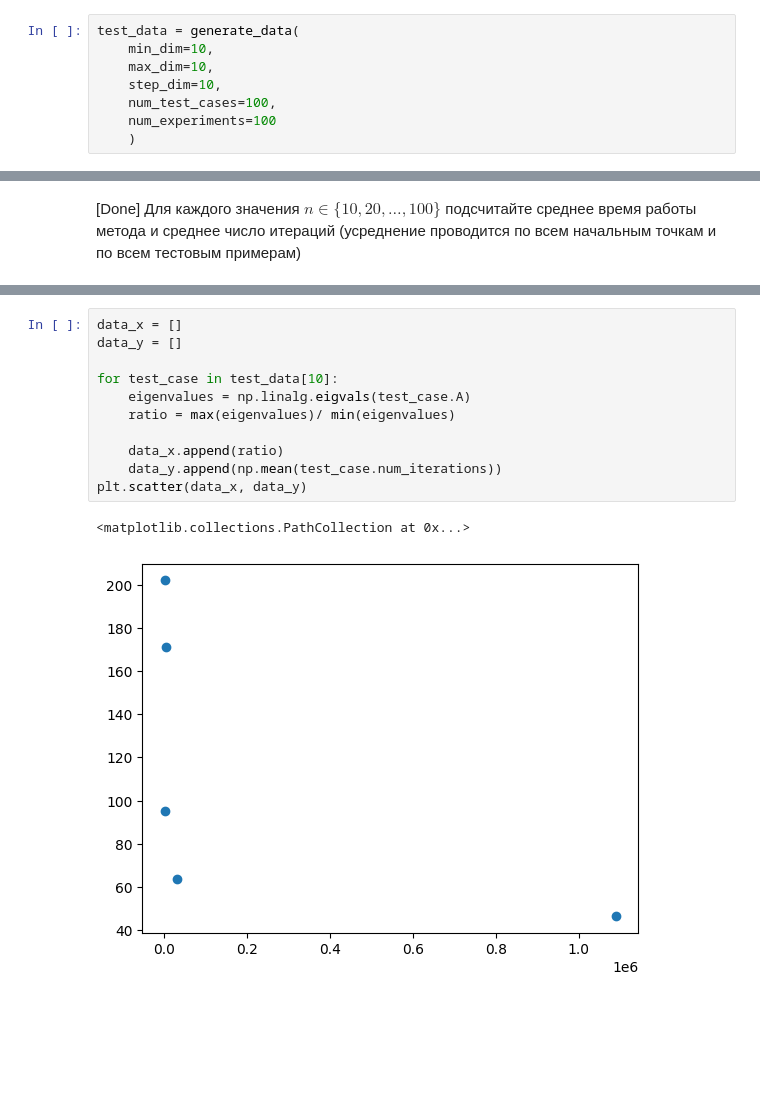
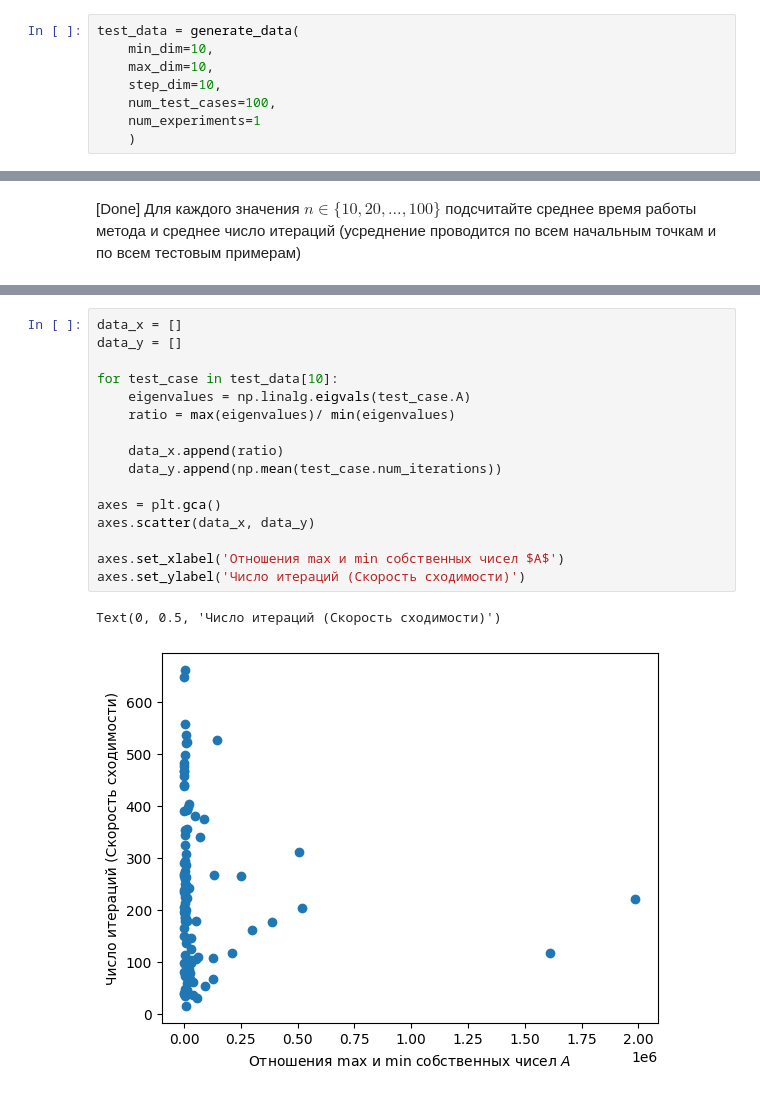
Before and after one commit to alexgiving/optimization, a Jupyter notebook: gradient_descent.ipynb, the cells around one changed output, grey strips where cells are left out. Saved outputs shown, nothing was run; the diff lists cells and outputs as text; blank space fills up the shorter version.

```diff
--- a/gradient_descent.ipynb
+++ b/gradient_descent.ipynb
@@ -135,7 +135,7 @@ test_data = generate_data(
     max_dim=10,
     step_dim=10,
     num_test_cases=100,
-    num_experiments=100
+    num_experiments=1
     )
 # %%
 float_calculation_tol = 1e-6
@@ -283,14 +285,19 @@ plt.scatter(test_case.num_iterations, test_case.accuracy)
 # %%
 data_x = []
 data_y = []
 
 for test_case in test_data[10]:
     eigenvalues = np.linalg.eigvals(test_case.A)
     ratio = max(eigenvalues)/ min(eigenvalues)
 
     data_x.append(ratio)
     data_y.append(np.mean(test_case.num_iterations))
-plt.scatter(data_x, data_y)
+
+axes = plt.gca()
+axes.scatter(data_x, data_y)
+
+axes.set_xlabel('Отношения max и min собственных чисел $A$')
+axes.set_ylabel('Число итераций (Скорость сходимости)')
 # %% [output]
-<matplotlib.collections.PathCollection at 0x...>
+Text(0, 0.5, 'Число итераций (Скорость сходимости)')
-[figure, old version]
+[figure, new version]
```
Also changed, not shown: parts of 3 cells of this notebook.
